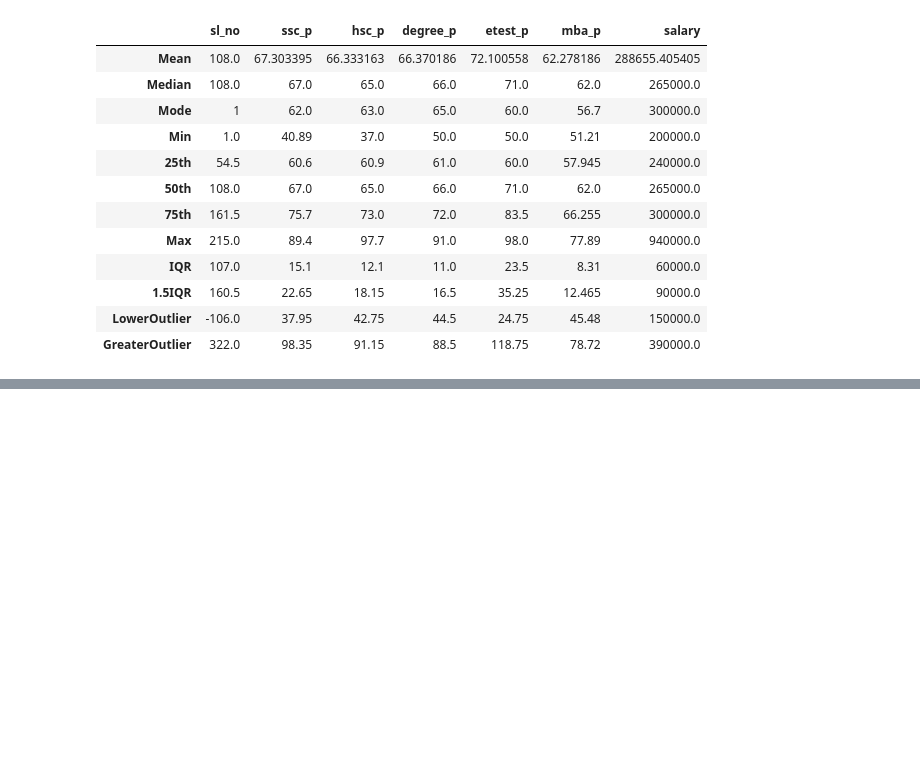
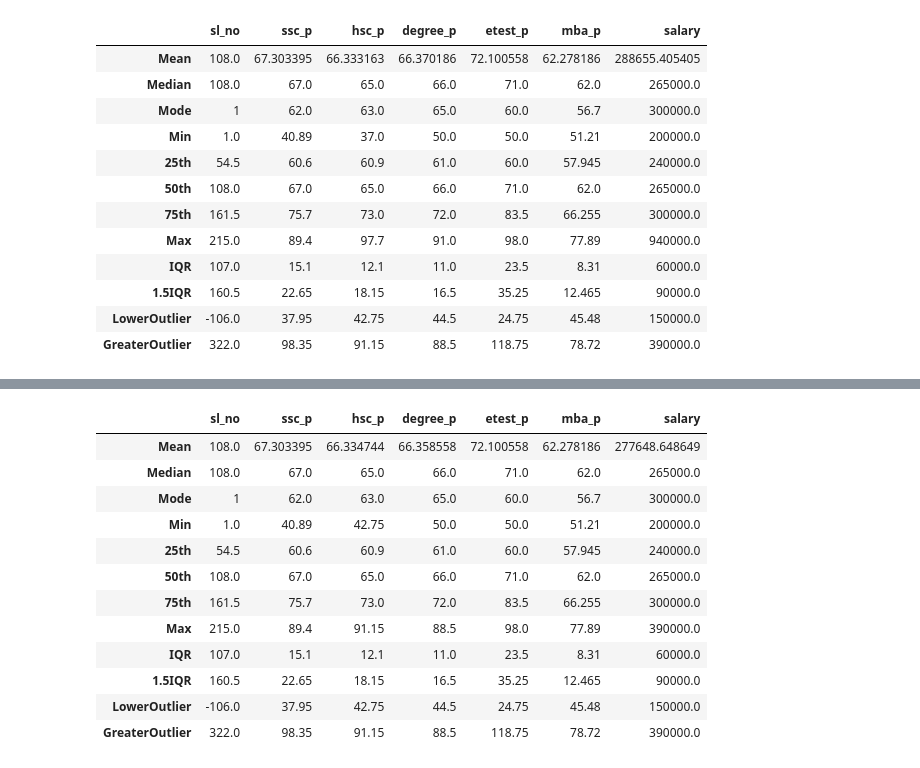
Before and after one commit to Monisha1205/google_colab_quanqual, a Jupyter notebook: quanqual.ipynb, the cells around one changed output, grey strips where cells are left out. Cells and saved outputs as stored; diff of their text form; code cells hidden in the pictures; blank space fills up the shorter version.

Commit message:
Created using Colab - quanqual, mean, median, mode, IQR, outliers

```diff
--- a/quanqual.ipynb
+++ b/quanqual.ipynb
@@ -321,3 +321,11 @@ descriptive
 | 1.5IQR | 160.5 | 22.65 | 18.15 | 16.5 | 35.25 | 12.465 | 90000.0 |
 | LowerOutlier | -106.0 | 37.95 | 42.75 | 44.5 | 24.75 | 45.48 | 150000.0 |
 | GreaterOutlier | 322.0 | 98.35 | 91.15 | 88.5 | 118.75 | 78.72 | 390000.0 |
+# %%
+lesser = []
+greater = []
+for ColumnsNames in quan:
+  if descriptive[ColumnsNames]["Min"] < descriptive[ColumnsNames]["LowerOutlier"]:
+    lesser.append(ColumnsNames)
+  if descriptive[ColumnsNames]["Max"] > descriptive[ColumnsNames]["GreaterOutlier"]:
+    greater.append(ColumnsNames)
@@ -323,0 +340,5 @@ descriptive
+# %%
+for LesserColumnes in lesser:
+  dataset[LesserColumnes][dataset[LesserColumnes] < descriptive[LesserColumnes]["LowerOutlier"]] = descriptive[LesserColumnes]["LowerOutlier"]
+for GreaterColumnes in greater:
+  dataset[GreaterColumnes][dataset[GreaterColumnes] > descriptive[GreaterColumnes]["GreaterOutlier"]] = descriptive[GreaterColumnes]["GreaterOutlier"]
@@ -323,0 +367,15 @@ descriptive
+# %%
+descriptive = pd.DataFrame(index = ["Mean", "Median", "Mode", "Min", "25th", "50th", "75th", "Max", "IQR", "1.5IQR", "LowerOutlier", "GreaterOutlier"], columns = quan)
+for ColumnsName in quan:
+  descriptive[ColumnsName]["Mean"] = dataset[ColumnsName].mean()
+  descriptive[ColumnsName]["Median"] = dataset[ColumnsName].median()
+  descriptive[ColumnsName]["Mode"] = dataset[ColumnsName].mode()[0]
+  descriptive[ColumnsName]["Min"] = dataset.describe()[ColumnsName]["min"]
+  descriptive[ColumnsName]["25th"] = dataset.describe()[ColumnsName]["25%"]
+  descriptive[ColumnsName]["50th"] = dataset.describe()[ColumnsName]["50%"]
+  descriptive[ColumnsName]["75th"] = dataset.describe()[ColumnsName]["75%"]
+  descriptive[ColumnsName]["Max"] = dataset.describe()[ColumnsName]["max"]
+  descriptive[ColumnsName]["IQR"] = descriptive[ColumnsName]["75th"] - descriptive[ColumnsName]["25th"]
+  descriptive[ColumnsName]["1.5IQR"] = 1.5 * descriptive[ColumnsName]["IQR"]
+  descriptive[ColumnsName]["LowerOutlier"] = descriptive[ColumnsName]["25th"] - descriptive[ColumnsName]["1.5IQR"]
+  descriptive[ColumnsName]["GreaterOutlier"] = descriptive[ColumnsName]["75th"] + descriptive[ColumnsName]["1.5IQR"]
@@ -323,0 +400,16 @@ descriptive
+# %%
+descriptive
+# %% [output]
+|  | sl_no | ssc_p | hsc_p | degree_p | etest_p | mba_p | salary |
+| Mean | 108.0 | 67.303395 | 66.334744 | 66.358558 | 72.100558 | 62.278186 | 277648.648649 |
+| Median | 108.0 | 67.0 | 65.0 | 66.0 | 71.0 | 62.0 | 265000.0 |
+| Mode | 1 | 62.0 | 63.0 | 65.0 | 60.0 | 56.7 | 300000.0 |
+| Min | 1.0 | 40.89 | 42.75 | 50.0 | 50.0 | 51.21 | 200000.0 |
+| 25th | 54.5 | 60.6 | 60.9 | 61.0 | 60.0 | 57.945 | 240000.0 |
+| 50th | 108.0 | 67.0 | 65.0 | 66.0 | 71.0 | 62.0 | 265000.0 |
+| 75th | 161.5 | 75.7 | 73.0 | 72.0 | 83.5 | 66.255 | 300000.0 |
+| Max | 215.0 | 89.4 | 91.15 | 88.5 | 98.0 | 77.89 | 390000.0 |
+| IQR | 107.0 | 15.1 | 12.1 | 11.0 | 23.5 | 8.31 | 60000.0 |
+| 1.5IQR | 160.5 | 22.65 | 18.15 | 16.5 | 35.25 | 12.465 | 90000.0 |
+| LowerOutlier | -106.0 | 37.95 | 42.75 | 44.5 | 24.75 | 45.48 | 150000.0 |
+| GreaterOutlier | 322.0 | 98.35 | 91.15 | 88.5 | 118.75 | 78.72 | 390000.0 |
```
Also changed, not shown: parts of 8 cells of this notebook.
